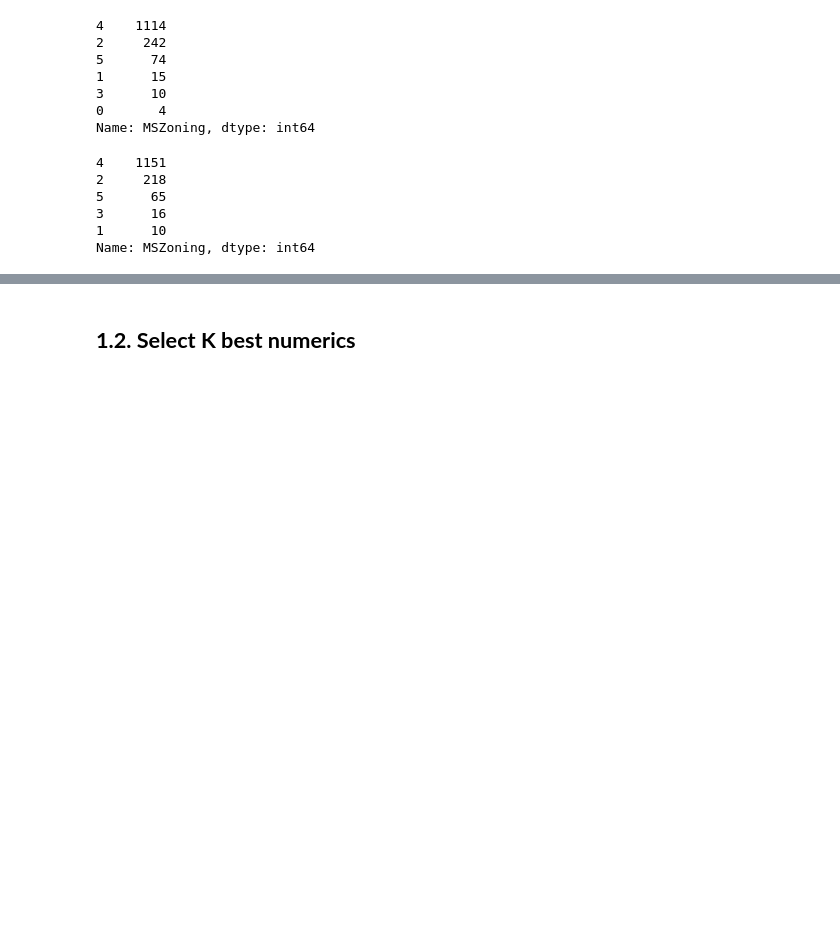
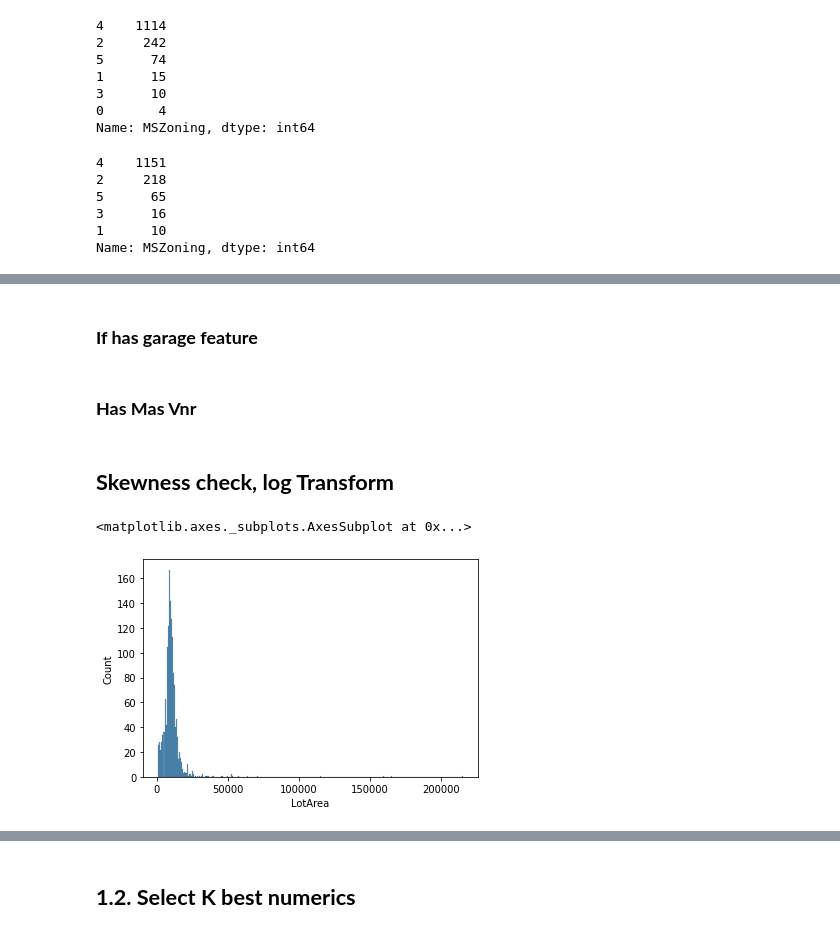
Before and after one commit to PashaIanko/Kaggle.HousePrices, a Jupyter notebook: House_Prices.ipynb, the cells around one changed output, grey strips where cells are left out. Drawn from its saved outputs; the diff is of its cells as text; code cells hidden in the pictures; blank space fills up the shorter version.

```diff
--- a/House_Prices.ipynb
+++ b/House_Prices.ipynb
@@ -577,0 +593,17 @@ Name: MSZoning, dtype: int64
+# %% [markdown]
+### **If has garage feature**
+# %%
+train['HasGarage'] = np.where(train['GarageArea'] != 0, 1, 0)
+test['HasGarage'] = np.where(test['GarageArea'] != 0, 1, 0)
+# %% [markdown]
+### **Has Mas Vnr**
+# %%
+train['HasMasVnr'] = np.where(train['MasVnrArea'] != 0, 1, 0)
+test['HasMasVnr'] = np.where(test['MasVnrArea'] != 0, 1, 0)
+# %% [markdown]
+## **Skewness check, log Transform**
+# %%
+sns.histplot(train['LotArea'])
+# %% [output]
+<matplotlib.axes._subplots.AxesSubplot at 0x...>
+[figure, added]
```
Also changed, not shown: parts of 47 cells of this notebook.
